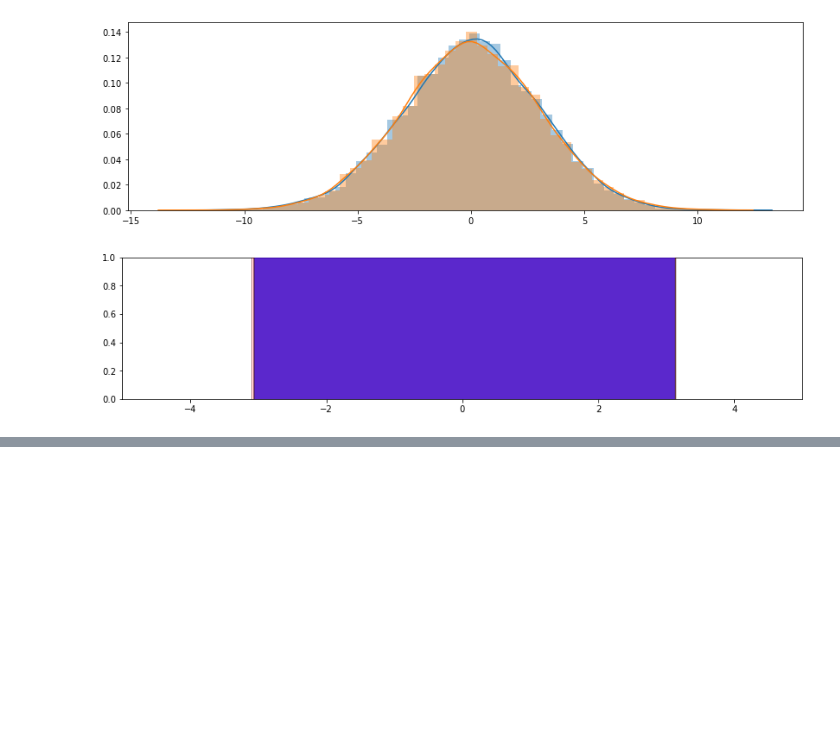
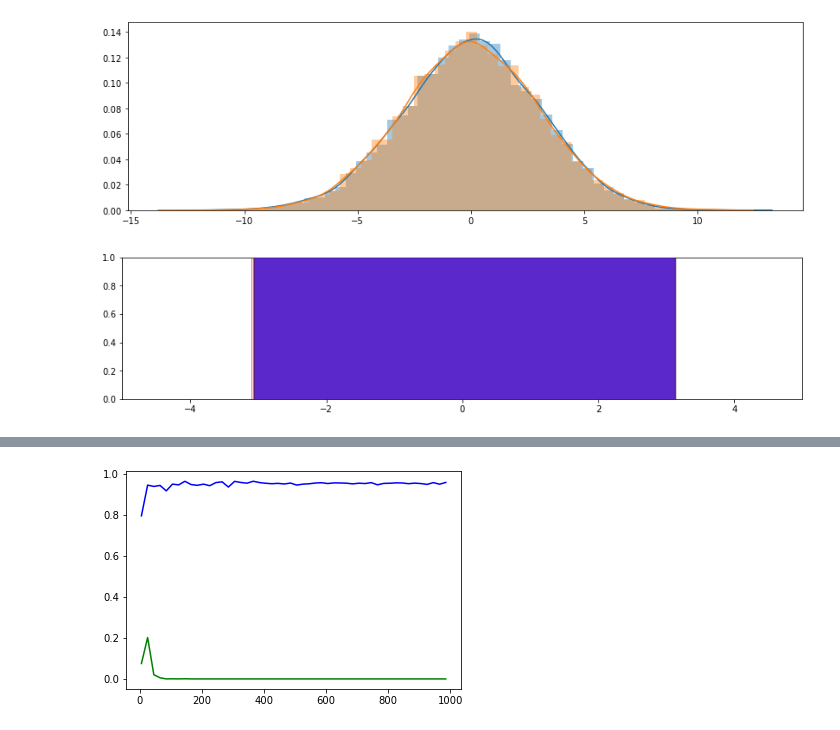
Before and after one commit to SebastianCerquera/datascience, a Jupyter notebook: stats/hypothesis_testing.ipynb, the cells around one changed output, grey strips where cells are left out. Cells and saved outputs as stored; diff of their text form; code cells hidden in the pictures; blank space fills up the shorter version.

```diff
--- a/stats/hypothesis_testing.ipynb
+++ b/stats/hypothesis_testing.ipynb
@@ -90,0 +140,4 @@ compare_intervals(sample_size)
+# %%
+plot_shapiro_against_N(f=gen_uniform)
+# %% [output]
+[figure, added]
```
Also changed, not shown: parts of 27 cells of this notebook, 1 other file.
